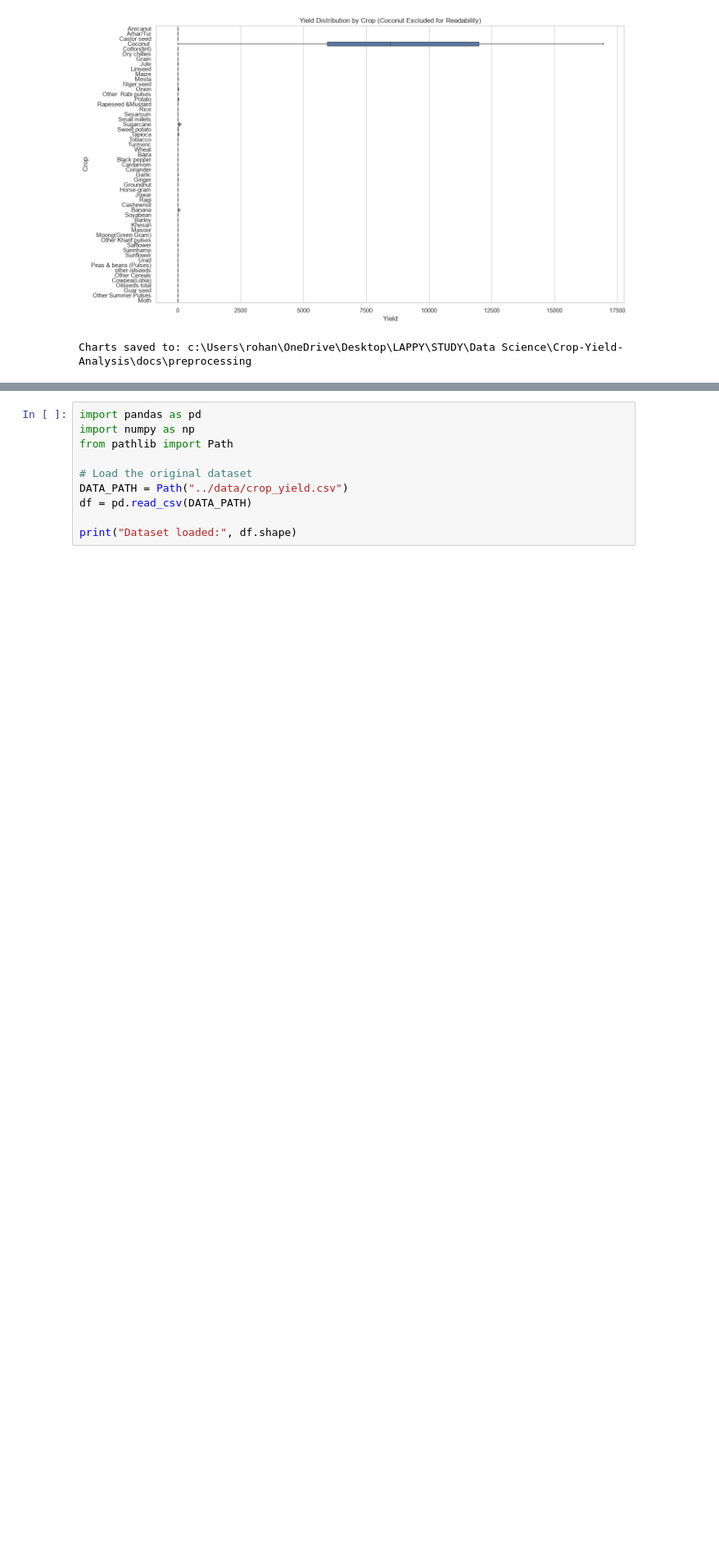
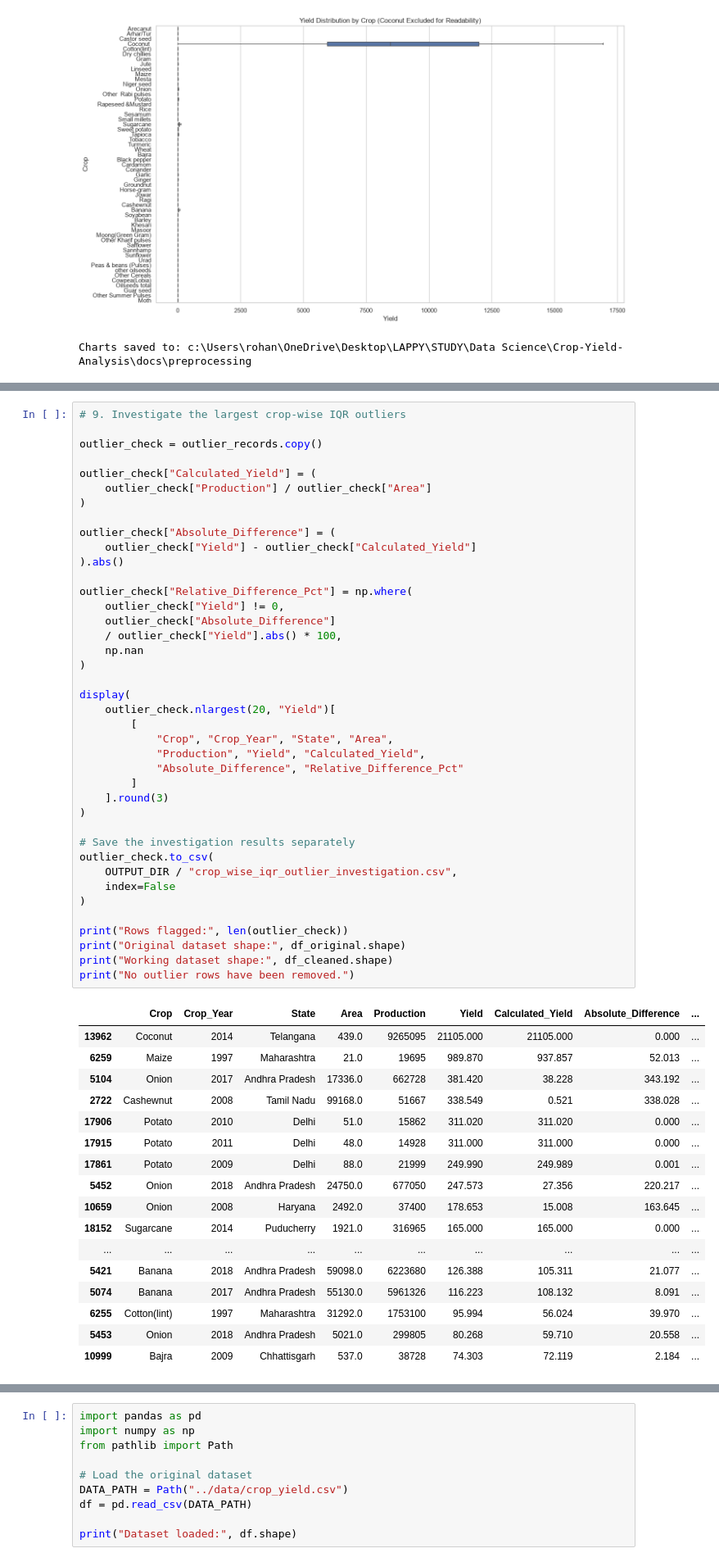
Before and after one commit to rohan24may/Crop-Yield-Analysis, a Jupyter notebook: notebooks/02_data_preprocessing.ipynb, the cells around one changed output, grey strips where cells are left out. Shown at 82% size. Saved outputs shown, nothing was run; the diff lists cells and outputs as text; blank space fills up the shorter version.

Commit message:
Investigation on going

```diff
--- a/notebooks/02_data_preprocessing.ipynb
+++ b/notebooks/02_data_preprocessing.ipynb
@@ -188,0 +534,58 @@ Charts saved to: c:\Users\rohan\OneDrive\Desktop\LAPPY\STUDY\Data Science\Crop-Y
+# %%
+# 9. Investigate the largest crop-wise IQR outliers
+
+outlier_check = outlier_records.copy()
+
+outlier_check["Calculated_Yield"] = (
+    outlier_check["Production"] / outlier_check["Area"]
+)
+
+outlier_check["Absolute_Difference"] = (
+    outlier_check["Yield"] - outlier_check["Calculated_Yield"]
+).abs()
+
+outlier_check["Relative_Difference_Pct"] = np.where(
+    outlier_check["Yield"] != 0,
+    outlier_check["Absolute_Difference"]
+    / outlier_check["Yield"].abs() * 100,
+    np.nan
+)
+
+display(
+    outlier_check.nlargest(20, "Yield")[
+        [
+            "Crop", "Crop_Year", "State", "Area",
+            "Production", "Yield", "Calculated_Yield",
+            "Absolute_Difference", "Relative_Difference_Pct"
+        ]
+    ].round(3)
+)
+
+# Save the investigation results separately
+outlier_check.to_csv(
+    OUTPUT_DIR / "crop_wise_iqr_outlier_investigation.csv",
+    index=False
+)
+
+print("Rows flagged:", len(outlier_check))
+print("Original dataset shape:", df_original.shape)
+print("Working dataset shape:", df_cleaned.shape)
+print("No outlier rows have been removed.")
+# %% [output]
+|  | Crop | Crop_Year | State | Area | Production | Yield | Calculated_Yield | Absolute_Difference | ... |
+| 13962 | Coconut | 2014 | Telangana | 439.0 | 9265095 | 21105.000 | 21105.000 | 0.000 | ... |
+| 6259 | Maize | 1997 | Maharashtra | 21.0 | 19695 | 989.870 | 937.857 | 52.013 | ... |
+| 5104 | Onion | 2017 | Andhra Pradesh | 17336.0 | 662728 | 381.420 | 38.228 | 343.192 | ... |
+| 2722 | Cashewnut | 2008 | Tamil Nadu | 99168.0 | 51667 | 338.549 | 0.521 | 338.028 | ... |
+| 17906 | Potato | 2010 | Delhi | 51.0 | 15862 | 311.020 | 311.020 | 0.000 | ... |
+| 17915 | Potato | 2011 | Delhi | 48.0 | 14928 | 311.000 | 311.000 | 0.000 | ... |
+| 17861 | Potato | 2009 | Delhi | 88.0 | 21999 | 249.990 | 249.989 | 0.001 | ... |
+| 5452 | Onion | 2018 | Andhra Pradesh | 24750.0 | 677050 | 247.573 | 27.356 | 220.217 | ... |
+| 10659 | Onion | 2008 | Haryana | 2492.0 | 37400 | 178.653 | 15.008 | 163.645 | ... |
+| 18152 | Sugarcane | 2014 | Puducherry | 1921.0 | 316965 | 165.000 | 165.000 | 0.000 | ... |
+| ... | ... | ... | ... | ... | ... | ... | ... | ... | ... |
+| 5421 | Banana | 2018 | Andhra Pradesh | 59098.0 | 6223680 | 126.388 | 105.311 | 21.077 | ... |
+| 5074 | Banana | 2017 | Andhra Pradesh | 55130.0 | 5961326 | 116.223 | 108.132 | 8.091 | ... |
+| 6255 | Cotton(lint) | 1997 | Maharashtra | 31292.0 | 1753100 | 95.994 | 56.024 | 39.970 | ... |
+| 5453 | Onion | 2018 | Andhra Pradesh | 5021.0 | 299805 | 80.268 | 59.710 | 20.558 | ... |
+| 10999 | Bajra | 2009 | Chhattisgarh | 537.0 | 38728 | 74.303 | 72.119 | 2.184 | ... |
```
Also changed, not shown: parts of 8 cells of this notebook, 7 other files.
